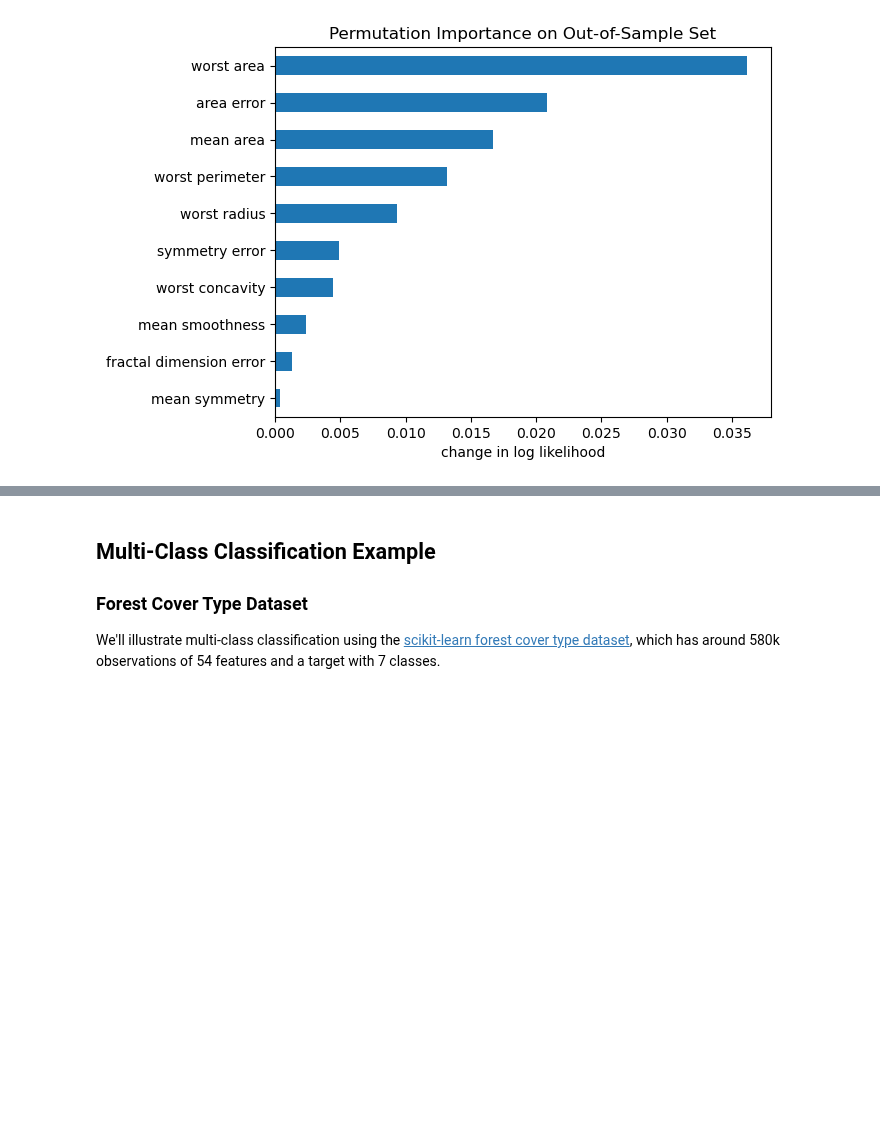
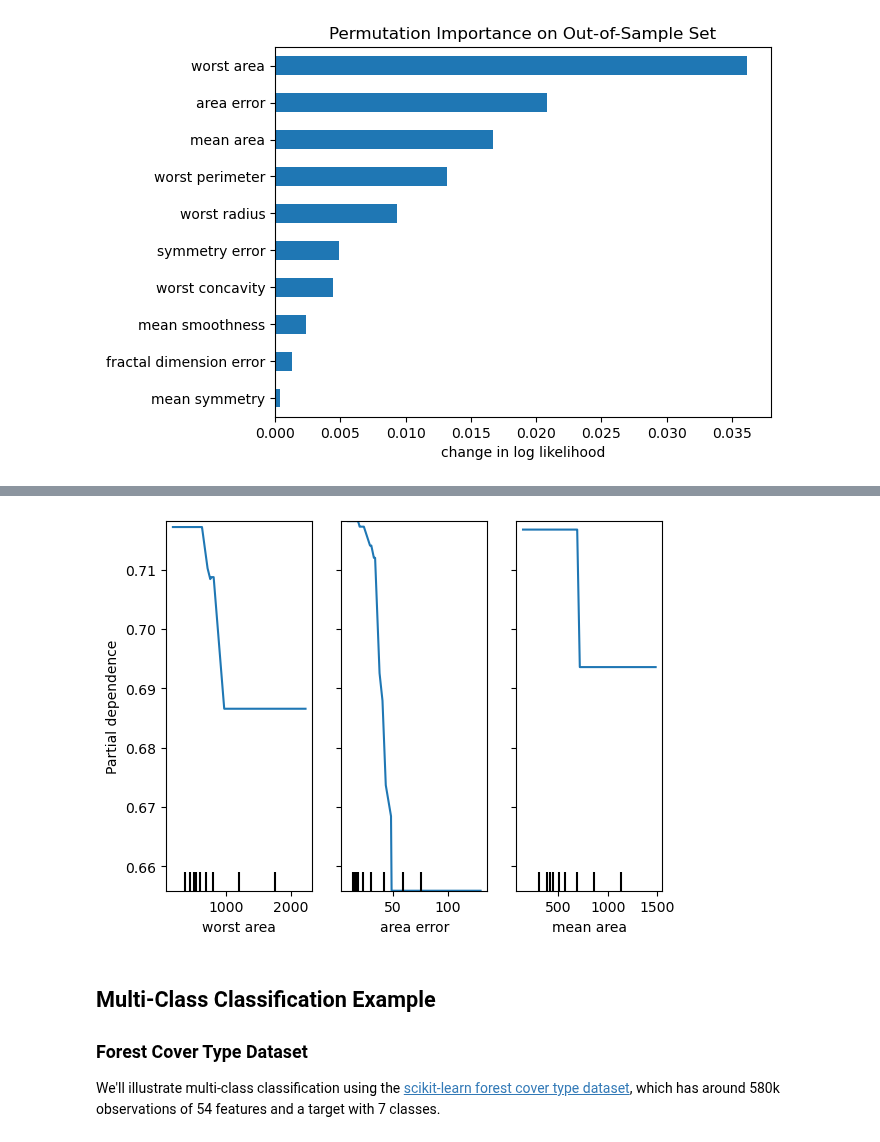
Before and after one commit to mcb00/rr-blog, a Jupyter notebook: posts/xgboost-for-classification-in-python/xgboost-for-classification-in-python.ipynb, the cells around one changed output, grey strips where cells are left out. Saved outputs shown, nothing was run; the diff lists cells and outputs as text; code cells hidden in the pictures; blank space fills up the shorter version.

Commit message:
Add partial dependence section.

```diff
--- a/posts/xgboost-for-classification-in-python/xgboost-for-classification-in-python.ipynb
+++ b/posts/xgboost-for-classification-in-python/xgboost-for-classification-in-python.ipynb
@@ -229,3 +241,14 @@ plt.xlabel('change in log likelihood');
+# %%
+#| fig-alt: line plots showing partial dependence of probability of benign
+#| fig-cap: PDP of target probability of benign vs three features
+
+from sklearn.inspection import PartialDependenceDisplay
+
+PartialDependenceDisplay.from_estimator(clf,
+                                        valid_df[features],
+                                        ['worst area', 'area error', 'mean area']);
+# %% [output]
+[figure, added]
 # %% [markdown]
 ## Multi-Class Classification Example
 
```
Also changed, not shown: parts of 5 cells of this notebook.
